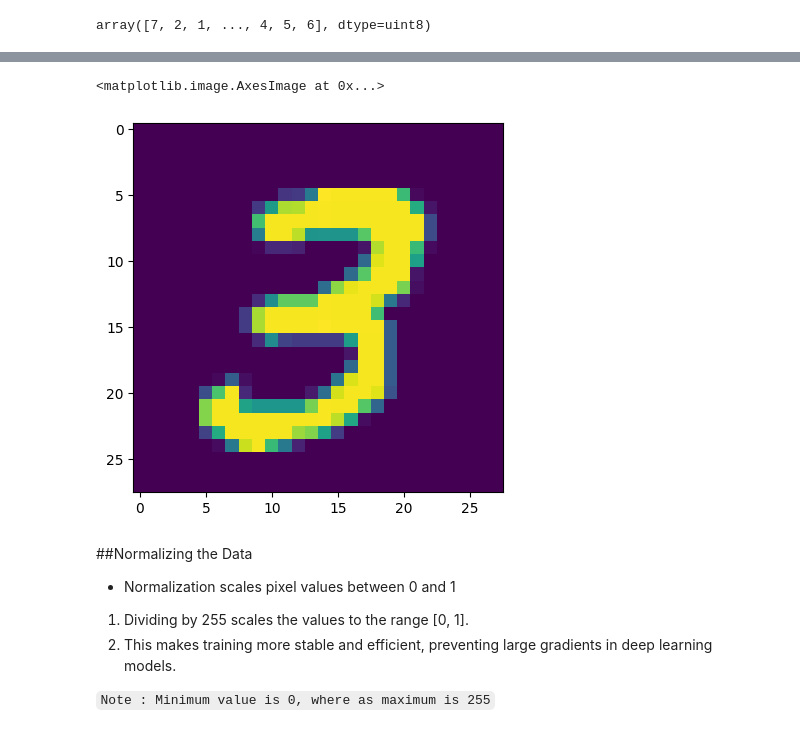
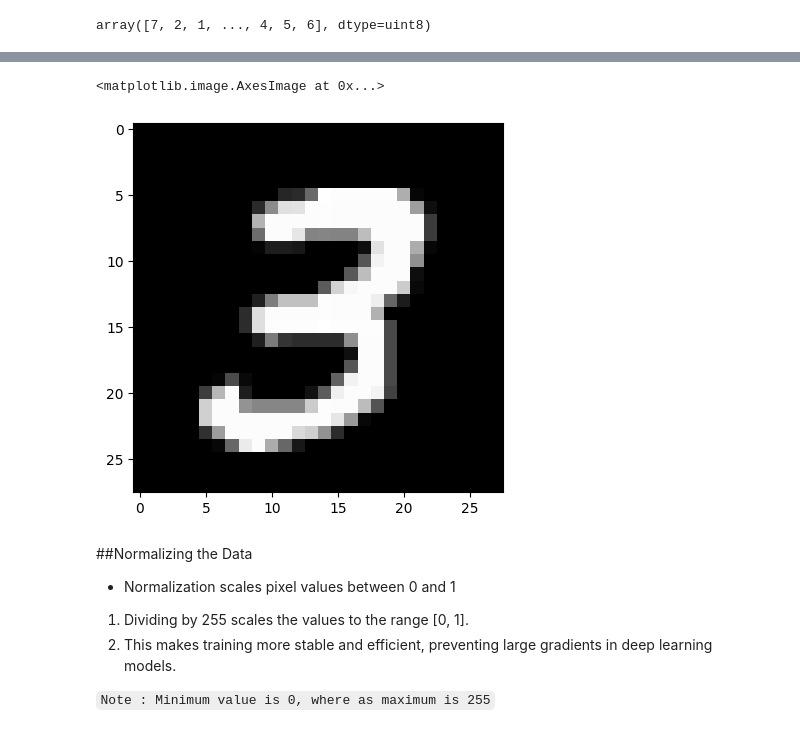
Before and after one commit to 9bishal/AI-Driven-Digit-Recognition-and-Math-Problem-Solver, a Jupyter notebook: AI_Driven_Digit_Recognition_and_Math_Problem_Solver.ipynb, the cells around one changed output, grey strips where cells are left out. Saved outputs shown, nothing was run; the diff lists cells and outputs as text; code cells hidden in the pictures.

```diff
--- a/AI_Driven_Digit_Recognition_and_Math_Problem_Solver.ipynb
+++ b/AI_Driven_Digit_Recognition_and_Math_Problem_Solver.ipynb
@@ -66,9 +66,9 @@ y_test[0]
 # %%
 import matplotlib.pyplot as plt
-plt.imshow(x_train[7])
+plt.imshow(x_train[7], cmap='gray')  # Added grayscale colormap
 # %% [output]
 <matplotlib.image.AxesImage at 0x...>
-[figure, old version]
+[figure, new version]
 # %% [markdown]
 ##Normalizing the Data
 
```
Also changed, not shown: parts of 24 cells of this notebook.
